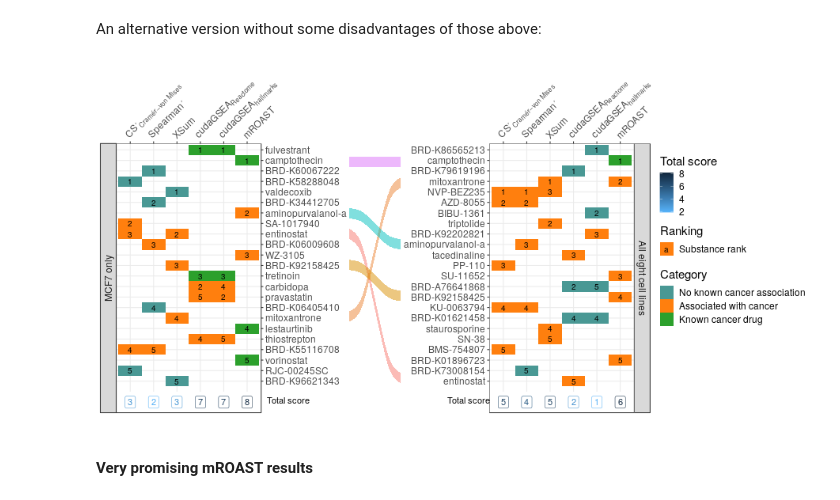
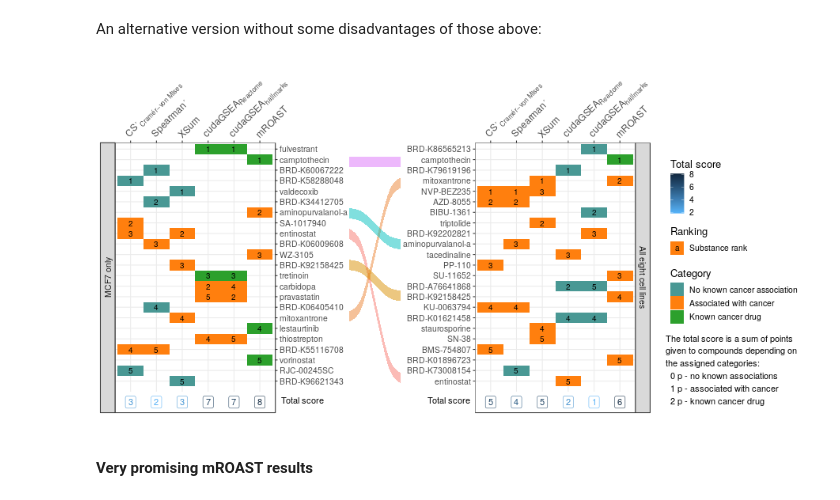
Before and after one commit to krassowski/drug-disease-profile-matching, a Jupyter notebook: notebooks/Signature-based drug-disease associations/BRCA_results.ipynb, the cells around one changed output. Cells and saved outputs as stored; diff of their text form; code cells hidden in the pictures.

```diff
--- a/notebooks/Signature-based drug-disease associations/BRCA_results.ipynb
+++ b/notebooks/Signature-based drug-disease associations/BRCA_results.ipynb
@@ -2398,6 +2398,7 @@ levels(df$func) = latex_levels(df, 'func')
 levels(df2$func) = latex_levels(df2, 'func')
 
 levels(df$cat)[levels(df$cat) == "No known associations with cancer"] <- "No known cancer association"
+
 highest_scoring = function(df, df2, cell_line, orders, axis_position='left') {
     df = df[df$cell == cell_line,]
     df2 = df2[df2$cell == cell_line,]
@@ -2414,7 +2415,7 @@ highest_scoring = function(df, df2, cell_line, orders, axis_position='left') {
         + theme(
             legend.position='right',
             legend.box='vertical',
-            text=element_text(size=15),
+            text=element_text(size=13),
             axis.text.x=element_text(angle=45, hjust=0, size=12),
             legend.margin=margin(t=.2, unit='cm')
         )
@@ -2500,36 +2501,42 @@ grid = cowplot::plot_grid(
             legend.position="none",
             plot.margin=unit(c(dm, -5.5*2, dm, dm), 'point')
         ),
         labels_with_flow(text=F) + theme(
             plot.margin=unit(c(108, m, 26, m - 13),"point")
         ),
         b + theme(
             legend.position="none",
             plot.margin=unit(c(dm, dm, dm, -5.5*2), 'point')
         ),
         ncol=3,
         rel_heights=c(1, 1.5, 1),
         rel_widths=c(1, 0.2, 1)
     ),
     cowplot::get_legend(a + theme(legend.position="right")),
     ncol=2,
     rel_widths=c(1, .275)
 )
 gg = (
     cowplot::ggdraw(grid)
     + cowplot::draw_label(
-        "Total score", x=0.24, y=0.055,
+        "Total score", x=0.26, y=0.055,
         vjust=1, hjust=0, size=11, angle=0
     )
     + cowplot::draw_label(
-        "Total score", x=0.493, y=0.055,
+        "Total score", x=0.465, y=0.055,
         vjust=1, hjust=0, size=11, angle=0
+    )
+    + cowplot::draw_label(
+        "The total score is a sum of points\ngiven to compounds depending on\nthe assigned categories:\n  0 p - no known associations\n  1 p - associated with cancer\n  2 p - known cancer drug", x=0.8, y=0.23,
+        vjust=1, hjust=0, size=11, angle=0, lineheight=1.2
     )
 )
 ggsave(file="top_summary_alternative.png", plot=gg, width=9*1.3, height=4.5*1.3, dpi=150)
+ggsave(file="top_summary_alternative_poster.png", plot=gg, width=9*1.3, height=4.5*1.3, dpi=350)
+
 gg
 # %% [output]
-[figure, old version]
+[figure, new version]
 # %% [markdown]
 #### Very promising mROAST results
 # %% [markdown]
```
Also changed, not shown: 4 other files.
